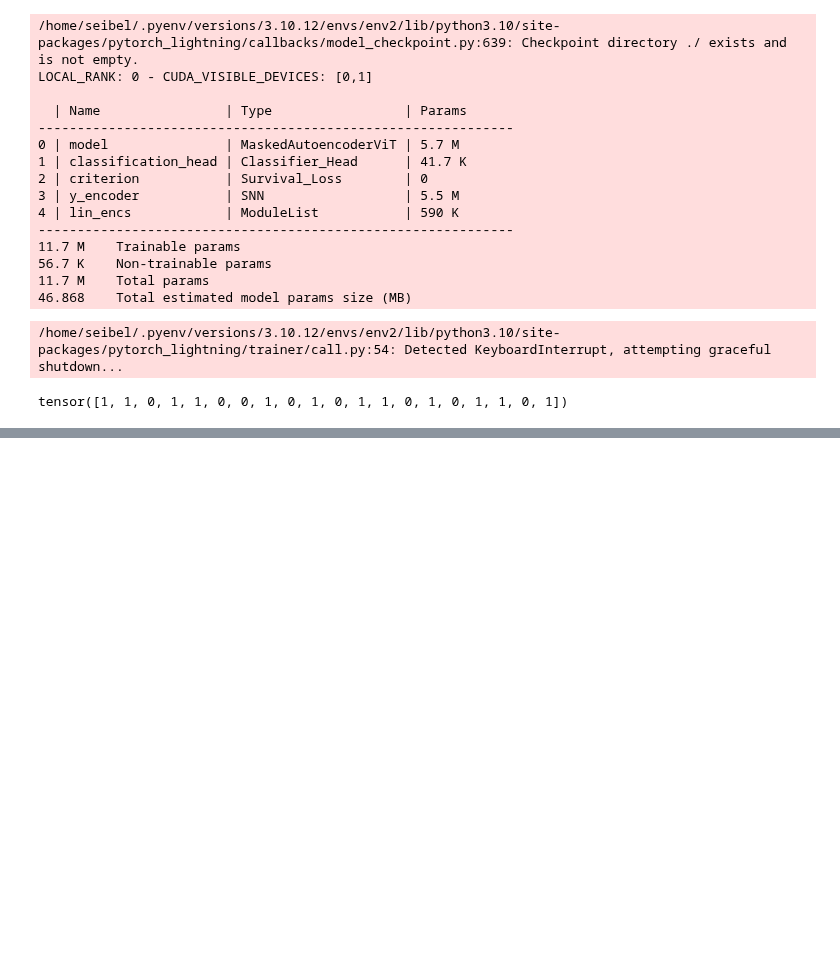
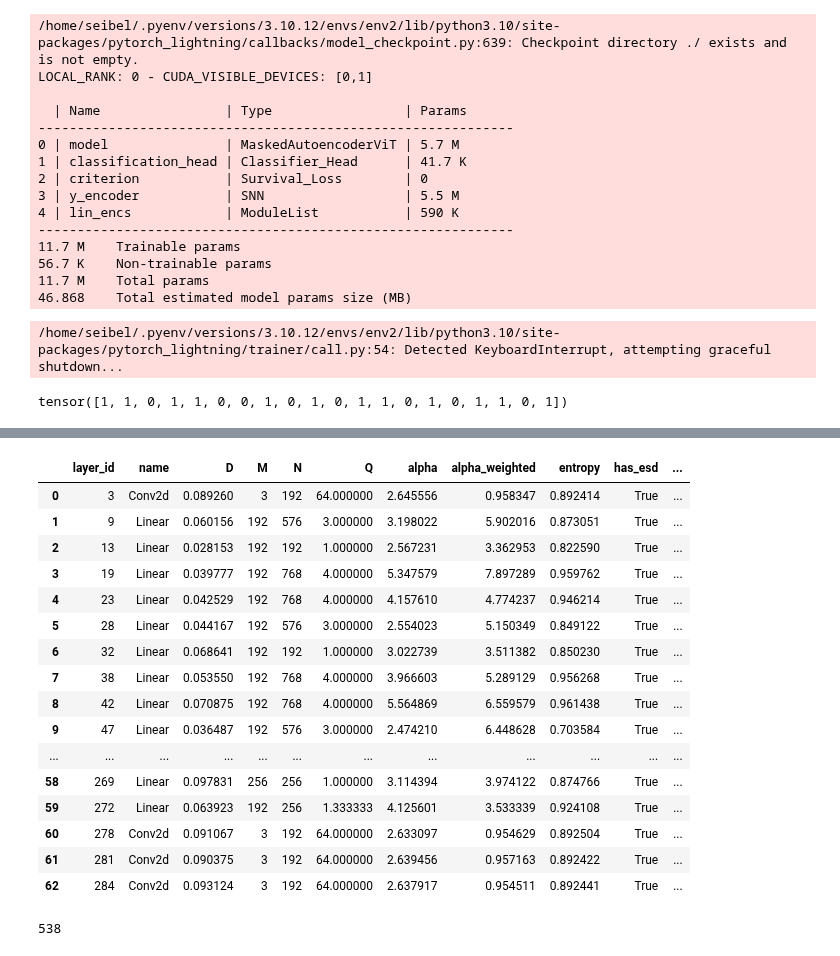
Before and after one commit to SeibelT/multimodal_survival_prediction, a Jupyter notebook: Playground.ipynb, the cells around one changed output, grey strips where cells are left out. Cells and saved outputs as stored; diff of their text form; code cells hidden in the pictures; blank space fills up the shorter version.

```diff
--- a/Playground.ipynb
+++ b/Playground.ipynb
@@ -1961,0 +2001,34 @@ tensor([1, 1, 0, 1, 1, 0, 0, 1, 0, 1, 0, 1, 1, 0, 1, 0, 1, 1, 0, 1])
+# %%
+#!pip install weightwatcher
+import pandas as pd
+pd.set_option('display.max_rows', None)
+import weightwatcher as ww
+watcher = ww.WeightWatcher(model=model)
+details = watcher.analyze()
+summary = watcher.get_summary(details)
+watcher.get_details()
+# %% [output]
+|  | layer_id | name | D | M | N | Q | alpha | alpha_weighted | entropy | has_esd | ... |
+| 0 | 3 | Conv2d | 0.089260 | 3 | 192 | 64.000000 | 2.645556 | 0.958347 | 0.892414 | True | ... |
+| 1 | 9 | Linear | 0.060156 | 192 | 576 | 3.000000 | 3.198022 | 5.902016 | 0.873051 | True | ... |
+| 2 | 13 | Linear | 0.028153 | 192 | 192 | 1.000000 | 2.567231 | 3.362953 | 0.822590 | True | ... |
+| 3 | 19 | Linear | 0.039777 | 192 | 768 | 4.000000 | 5.347579 | 7.897289 | 0.959762 | True | ... |
+| 4 | 23 | Linear | 0.042529 | 192 | 768 | 4.000000 | 4.157610 | 4.774237 | 0.946214 | True | ... |
+| 5 | 28 | Linear | 0.044167 | 192 | 576 | 3.000000 | 2.554023 | 5.150349 | 0.849122 | True | ... |
+| 6 | 32 | Linear | 0.068641 | 192 | 192 | 1.000000 | 3.022739 | 3.511382 | 0.850230 | True | ... |
+| 7 | 38 | Linear | 0.053550 | 192 | 768 | 4.000000 | 3.966603 | 5.289129 | 0.956268 | True | ... |
+| 8 | 42 | Linear | 0.070875 | 192 | 768 | 4.000000 | 5.564869 | 6.559579 | 0.961438 | True | ... |
+| 9 | 47 | Linear | 0.036487 | 192 | 576 | 3.000000 | 2.474210 | 6.448628 | 0.703584 | True | ... |
+| ... | ... | ... | ... | ... | ... | ... | ... | ... | ... | ... | ... |
+| 58 | 269 | Linear | 0.097831 | 256 | 256 | 1.000000 | 3.114394 | 3.974122 | 0.874766 | True | ... |
+| 59 | 272 | Linear | 0.063923 | 192 | 256 | 1.333333 | 4.125601 | 3.533339 | 0.924108 | True | ... |
+| 60 | 278 | Conv2d | 0.091067 | 3 | 192 | 64.000000 | 2.633097 | 0.954629 | 0.892504 | True | ... |
+| 61 | 281 | Conv2d | 0.090375 | 3 | 192 | 64.000000 | 2.639456 | 0.957163 | 0.892422 | True | ... |
+| 62 | 284 | Conv2d | 0.093124 | 3 | 192 | 64.000000 | 2.637917 | 0.954511 | 0.892441 | True | ... |
+# %%
+f = "/globalwork/seibel/backup/backup_UCEC/TCGA-UCEC-dataframes/full_5foldsplit/tcga_ucec_trainable4.csv"
+import pandas as pd
+df = pd.read_csv(f)
+len(df)
+# %% [output]
+538
```
Also changed, not shown: parts of 4 cells of this notebook, 13 other files.
